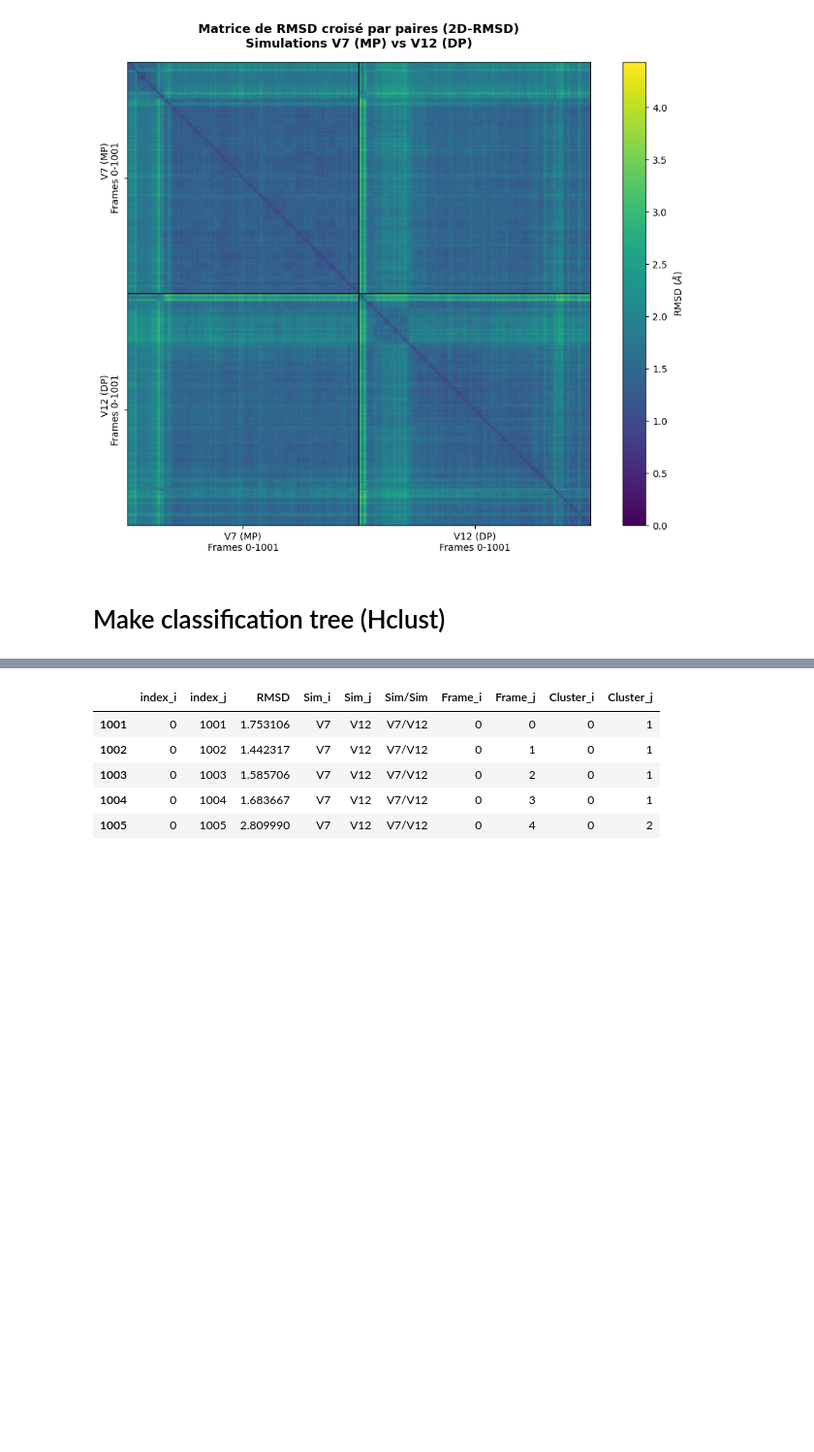
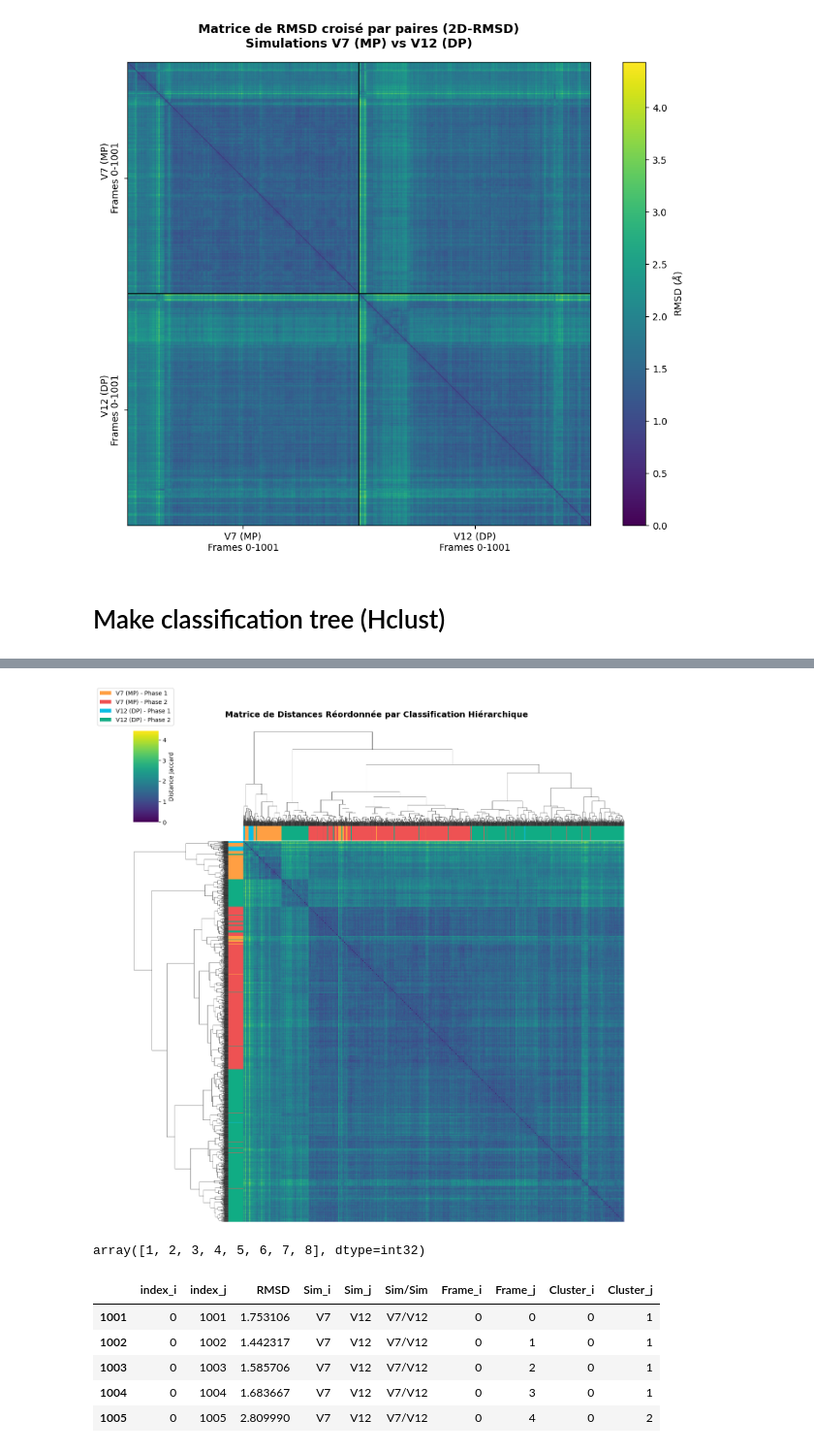
Before and after one commit to annhater/M1_STAGE, a Jupyter notebook: 2_notebooks/02_analysis_pw_RMSD.ipynb, the cells around one changed output, grey strips where cells are left out. Shown at 97% size. Drawn from its saved outputs; the diff is of its cells as text; code cells hidden in the pictures; blank space fills up the shorter version.

```diff
--- a/2_notebooks/02_analysis_pw_RMSD.ipynb
+++ b/2_notebooks/02_analysis_pw_RMSD.ipynb
@@ -202,3 +301,61 @@ plt.show()
+# %%
+
+# 1. Define your 4-state color map for the row/column sidebars
+color_map = {
+    'V7_Phase1':  '#FF9F43',
+    'V7_Phase2':  '#EE5253',
+    'V12_Phase1': '#0ABDE3',
+    'V12_Phase2': '#10AC84'
+}
+
+# 2. Create a list of colors corresponding to every row/column in your 2002 dataset
+# This adds a color bar between the tree and the heatmap to label phases explicitly!
+meta_colors = []
+for abs_idx in range(len(df_full)):
+    if abs_idx < 1001:
+        phase = 'Phase1' if abs_idx <= 198 else 'Phase2'
+        meta_colors.append(color_map[f"V7_{phase}"])
+    else:
+        local_frame = abs_idx - 1001
+        phase = 'Phase1' if local_frame <= 35 else 'Phase2'
+        meta_colors.append(color_map[f"V12_{phase}"])
+
+# 3. Plot the combined Clustermap
+# We pass your pre-computed 'complete_clustering' linkage to both row and column links
+g = sns.clustermap(
+    df_full,
+    row_linkage=complete_clustering,
+    col_linkage=complete_clustering,
+    cmap='viridis',
+    row_colors=meta_colors,      # Displays structural phase color track on the left
+    col_colors=meta_colors,      # Displays structural phase color track on the top
+    figsize=(12, 12),
+    xticklabels=False,           # Hide 2002 text labels to avoid overcrowding
+    yticklabels=False,
+    cbar_kws={'label': 'Distance Jaccard'}
+)
+
+# 4. Add titles and adjust the position of the layout elements
+g.fig.suptitle("Matrice de Distances Réordonnée par Classification Hiérarchique",
+               fontsize=14, fontweight='bold', y=1.02)
+
+# 5. Add a legend so your professor understands the side colors
+from matplotlib.patches import Patch
+legend_elements = [
+    Patch(facecolor=color_map['V7_Phase1'], label='V7 (MP) - Phase 1'),
+    Patch(facecolor=color_map['V7_Phase2'], label='V7 (MP) - Phase 2'),
+    Patch(facecolor=color_map['V12_Phase1'], label='V12 (DP) - Phase 1'),
+    Patch(facecolor=color_map['V12_Phase2'], label='V12 (DP) - Phase 2'),
+]
+plt.gca().legend(handles=legend_elements, bbox_to_anchor=(1.7, 1.5), loc='upper right', frameon=True)
+
+plt.show()
+# %% [output]
+[figure, added]
+# %%
+unique_clusters
+# %% [output]
+array([1, 2, 3, 4, 5, 6, 7, 8], dtype=int32)
 # %%
 # build a long-form dataframe from the square distance matrix
 distance_matrix = df_full.drop(columns=['Cluster'], errors='ignore')
```
Also changed, not shown: parts of 13 cells of this notebook, 2 other files.
